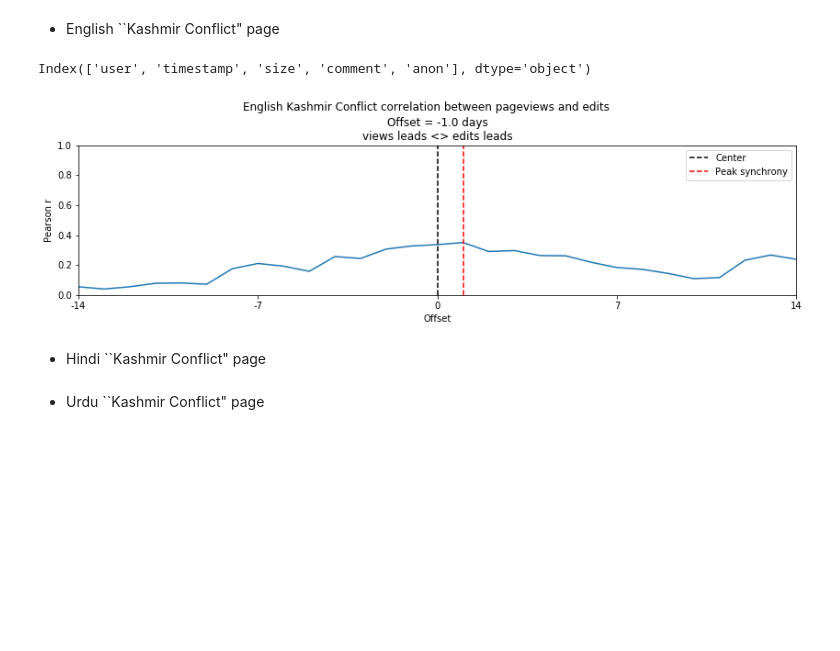
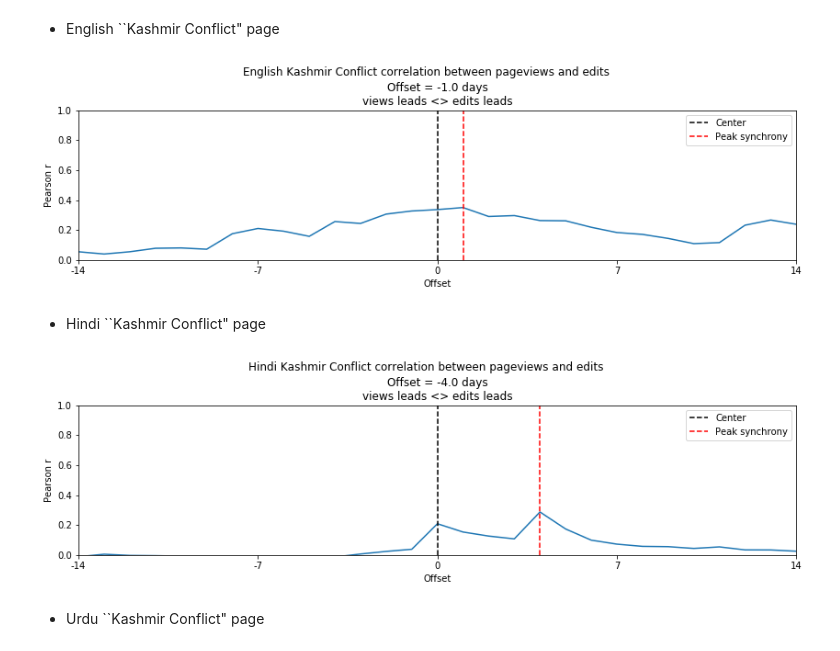
Before and after one commit to ViralNotPrasad/cscw-wiki, a Jupyter notebook: python/Pageviews-edits-data-viz-Clean.ipynb, the cells around one changed output. Cells and saved outputs as stored; diff of their text form; code cells hidden in the pictures; blank space fills up the shorter version.

```diff
--- a/python/Pageviews-edits-data-viz-Clean.ipynb
+++ b/python/Pageviews-edits-data-viz-Clean.ipynb
@@ -319,12 +327,13 @@ Index(['user', 'timestamp', 'size', 'comment', 'anon'], dtype='object')
 2020-02-26     1          1     1        1     0      1
 [figure]
 # %%
-for f in os.listdir(mypath):
+'''for f in os.listdir(mypath):
     if fnmatch.fnmatch(f, 'rev_article_en_*.json'):
         file = f
+
 articleEnPath = "../data/revisions/" + file
 
 dfEdits = getEdits(articleEnPath)
 
-dfEdits.tail()
+dfEdits.tail()'''
 # %% [output]
@@ -357,20 +365,21 @@ corrPlot(views['views'], edits['total'], "English Kashmir Conflict")
 
 #views.head()
 # %% [output]
-Index(['user', 'timestamp', 'size', 'comment', 'anon'], dtype='object')
 [figure]
 # %% [markdown]
 * Hindi ``Kashmir Conflict" page
 # %%
 # Hindi
 
 for f in os.listdir(mypath):
     if fnmatch.fnmatch(f, 'rev_kash_hi_*.json'):
         file = f
 
-views = getViews("../data/pageviews/wiki_hindi_pageviews_2000_thru_Mar2020.csv", "Kashmir conflict")
+views = getViews("../data/pageviews/wiki_hi_pageviews_2000_thru_Mar2020.csv", "Kashmir conflict")
 edits = getEdits("../data/revisions/" + file)
 corrPlot(views['views'], edits['total'], "Hindi Kashmir Conflict")
+# %% [output]
+[figure, added]
 # %% [markdown]
 * Urdu ``Kashmir Conflict" page
 # %%
```
Also changed, not shown: parts of 29 cells of this notebook, 6 other files.
